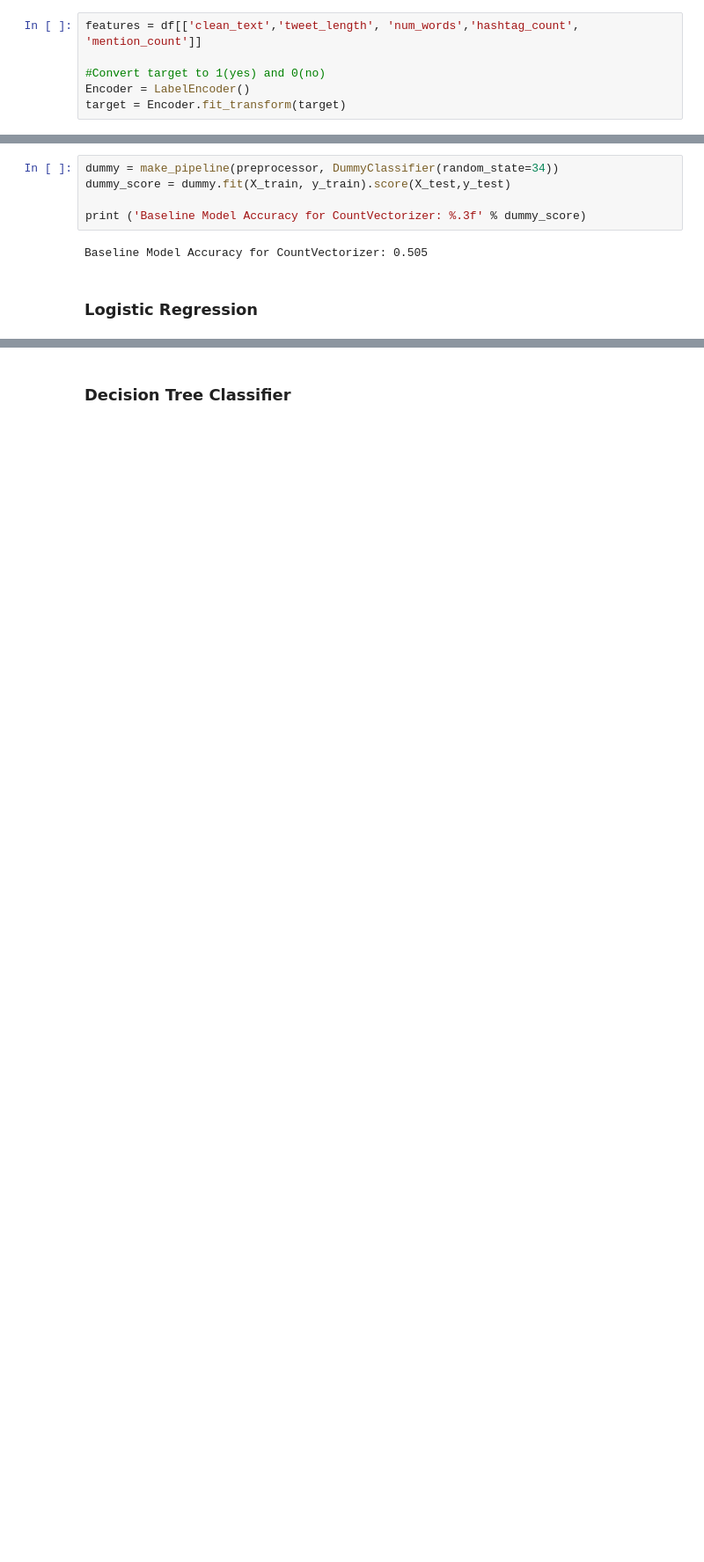
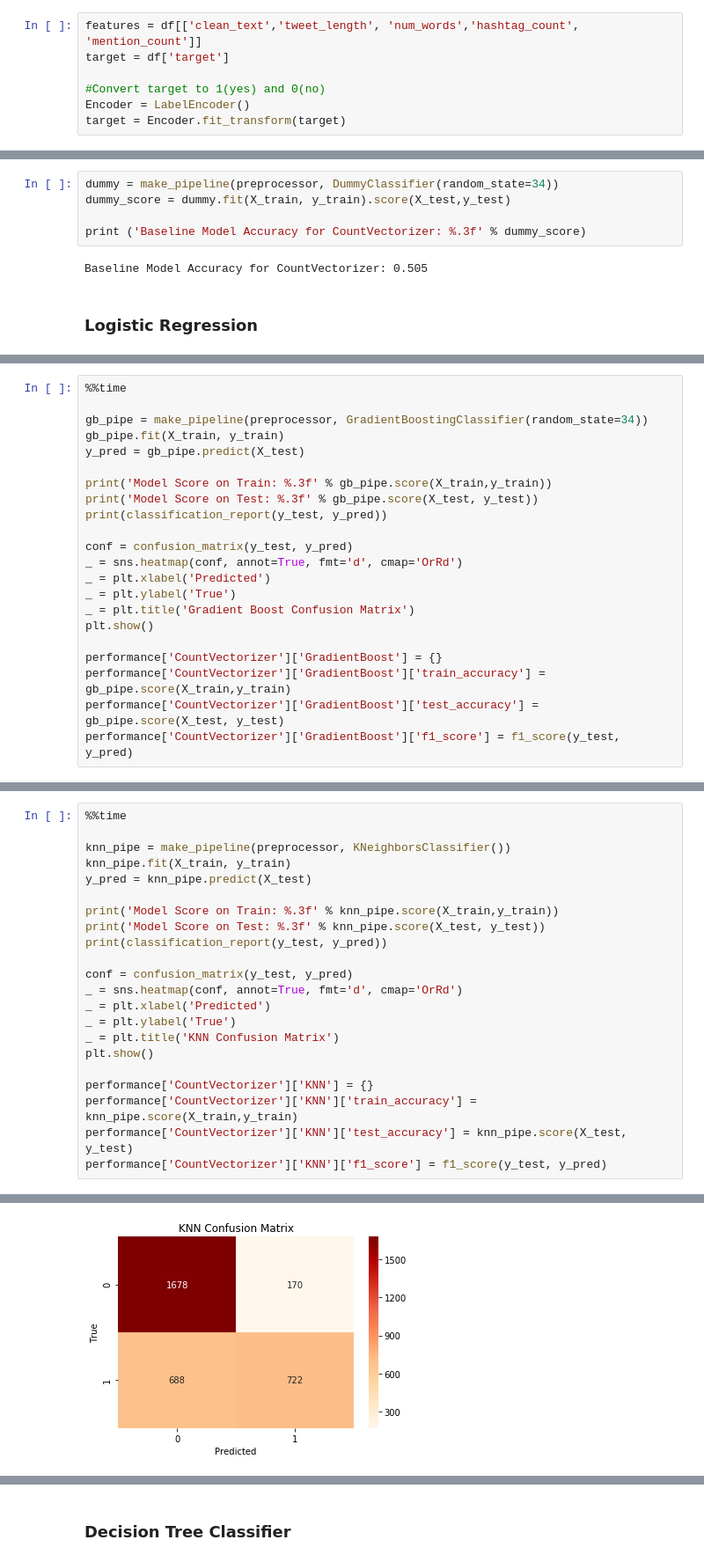
Before and after one commit to barcilla/Capstone_2, a Jupyter notebook: Tweet Classifier: Detecting Disasters.ipynb, the cells around one changed output, grey strips where cells are left out. Shown at 88% size. Saved outputs shown, nothing was run; the diff lists cells and outputs as text; blank space fills up the shorter version.

```diff
--- a/Tweet Classifier: Detecting Disasters.ipynb
+++ b/Tweet Classifier: Detecting Disasters.ipynb
@@ -577,6 +587,7 @@ import warnings
 warnings.filterwarnings('ignore')
 # %%
 features = df[['clean_text','tweet_length', 'num_words','hashtag_count', 'mention_count']]
+target = df['target']
 
 #Convert target to 1(yes) and 0(no)
 Encoder = LabelEncoder()
@@ -658,0 +744,22 @@ Wall time: 784 ms
+# %%
+%%time
+
+gb_pipe = make_pipeline(preprocessor, GradientBoostingClassifier(random_state=34))
+gb_pipe.fit(X_train, y_train)
+y_pred = gb_pipe.predict(X_test)
+
+print('Model Score on Train: %.3f' % gb_pipe.score(X_train,y_train))
+print('Model Score on Test: %.3f' % gb_pipe.score(X_test, y_test))
+print(classification_report(y_test, y_pred))
+
+conf = confusion_matrix(y_test, y_pred)
+_ = sns.heatmap(conf, annot=True, fmt='d', cmap='OrRd')
+_ = plt.xlabel('Predicted')
+_ = plt.ylabel('True')
+_ = plt.title('Gradient Boost Confusion Matrix')
+plt.show()
+
+performance['CountVectorizer']['GradientBoost'] = {}
+performance['CountVectorizer']['GradientBoost']['train_accuracy'] = gb_pipe.score(X_train,y_train)
+performance['CountVectorizer']['GradientBoost']['test_accuracy'] = gb_pipe.score(X_test, y_test)
+performance['CountVectorizer']['GradientBoost']['f1_score'] = f1_score(y_test, y_pred)
@@ -658,0 +782,23 @@ Wall time: 784 ms
+# %%
+%%time
+
+knn_pipe = make_pipeline(preprocessor, KNeighborsClassifier())
+knn_pipe.fit(X_train, y_train)
+y_pred = knn_pipe.predict(X_test)
+
+print('Model Score on Train: %.3f' % knn_pipe.score(X_train,y_train))
+print('Model Score on Test: %.3f' % knn_pipe.score(X_test, y_test))
+print(classification_report(y_test, y_pred))
+
+conf = confusion_matrix(y_test, y_pred)
+_ = sns.heatmap(conf, annot=True, fmt='d', cmap='OrRd')
+_ = plt.xlabel('Predicted')
+_ = plt.ylabel('True')
+_ = plt.title('KNN Confusion Matrix')
+plt.show()
+
+performance['CountVectorizer']['KNN'] = {}
+performance['CountVectorizer']['KNN']['train_accuracy'] = knn_pipe.score(X_train,y_train)
+performance['CountVectorizer']['KNN']['test_accuracy'] = knn_pipe.score(X_test, y_test)
+performance['CountVectorizer']['KNN']['f1_score'] = f1_score(y_test, y_pred)
+# %% [output]
@@ -658,0 +815 @@ Wall time: 784 ms
+[figure, added]
```
Also changed, not shown: parts of 79 cells of this notebook.
